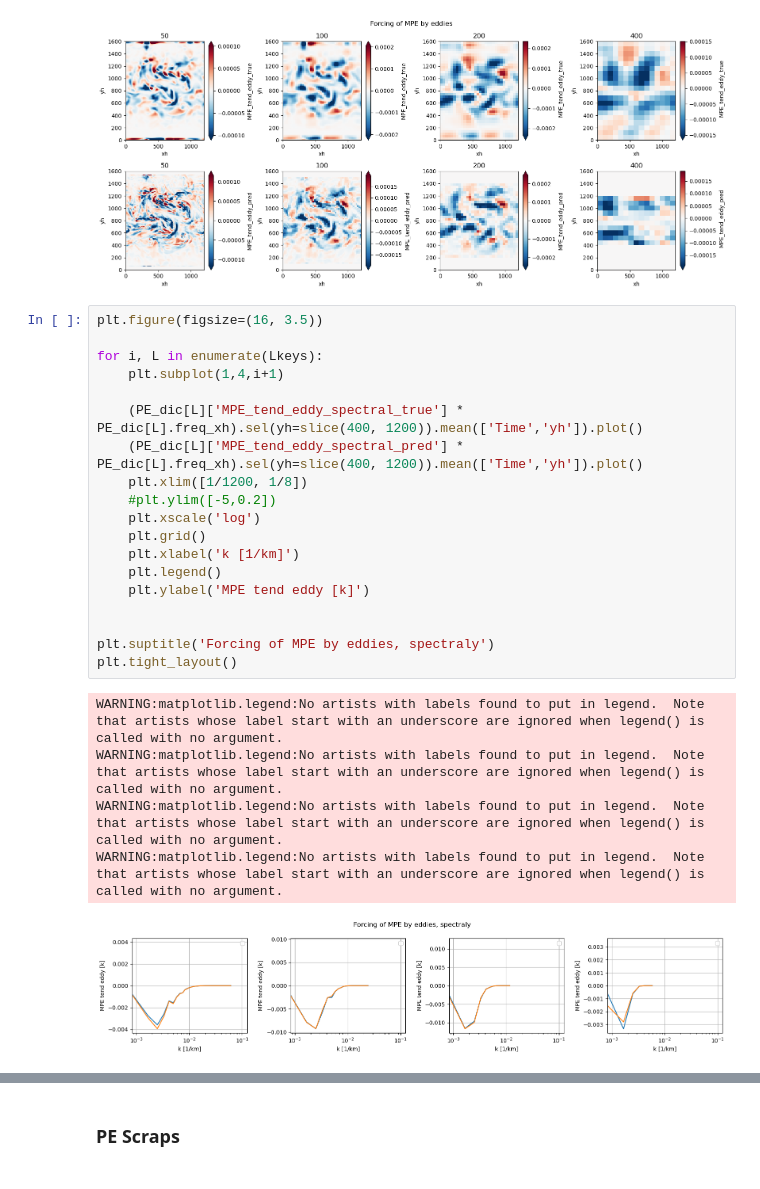
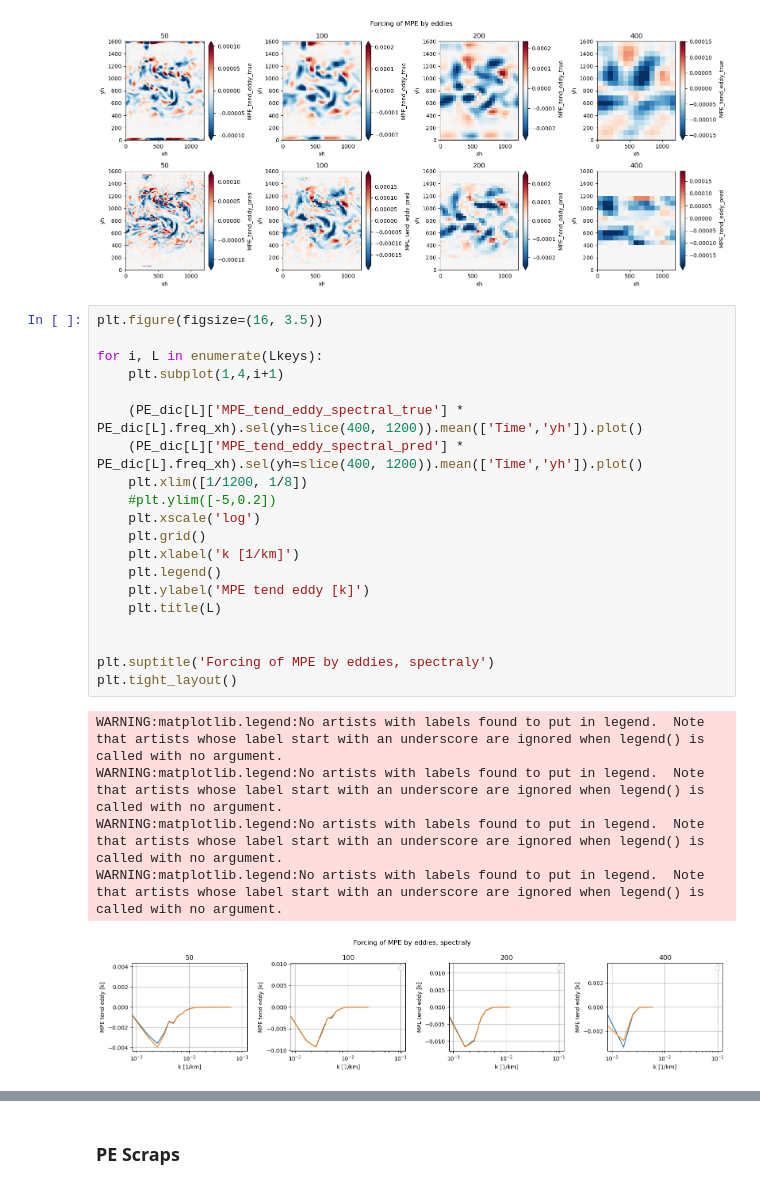
Before and after one commit to dhruvbalwada/mesoscale_buoyancy_param_ML, a Jupyter notebook: offline_analysis/data_MOM6p2l_ML_MOM6_P2L_all.ipynb, the cells around one changed output, grey strips where cells are left out. Cells and saved outputs as stored; diff of their text form.

```diff
--- a/offline_analysis/data_MOM6p2l_ML_MOM6_P2L_all.ipynb
+++ b/offline_analysis/data_MOM6p2l_ML_MOM6_P2L_all.ipynb
@@ -231,25 +231,26 @@ plt.tight_layout()
 # %%
 plt.figure(figsize=(16, 3.5))
 
 for i, L in enumerate(Lkeys):
     plt.subplot(1,4,i+1)
 
     (PE_dic[L]['MPE_tend_eddy_spectral_true'] * PE_dic[L].freq_xh).sel(yh=slice(400, 1200)).mean(['Time','yh']).plot()
     (PE_dic[L]['MPE_tend_eddy_spectral_pred'] * PE_dic[L].freq_xh).sel(yh=slice(400, 1200)).mean(['Time','yh']).plot()
     plt.xlim([1/1200, 1/8])
     #plt.ylim([-5,0.2])
     plt.xscale('log')
     plt.grid()
     plt.xlabel('k [1/km]')
     plt.legend()
     plt.ylabel('MPE tend eddy [k]')
+    plt.title(L)
 
 
 plt.suptitle('Forcing of MPE by eddies, spectraly')
 plt.tight_layout()
 # %% [output]
 WARNING:matplotlib.legend:No artists with labels found to put in legend.  Note that artists whose label start with an underscore are ignored when legend() is called with no argument.
 WARNING:matplotlib.legend:No artists with labels found to put in legend.  Note that artists whose label start with an underscore are ignored when legend() is called with no argument.
 WARNING:matplotlib.legend:No artists with labels found to put in legend.  Note that artists whose label start with an underscore are ignored when legend() is called with no argument.
 WARNING:matplotlib.legend:No artists with labels found to put in legend.  Note that artists whose label start with an underscore are ignored when legend() is called with no argument.
-[figure, old version]
+[figure, new version]
```
Also changed, not shown: parts of 6 cells of this notebook, 6 other files.
